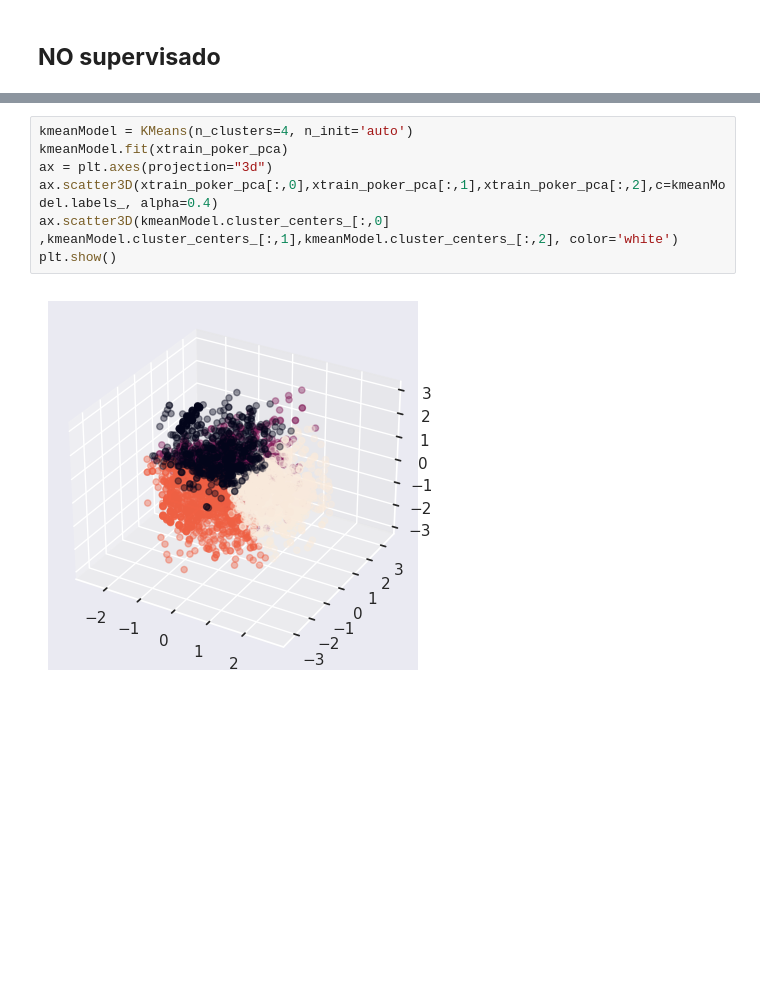
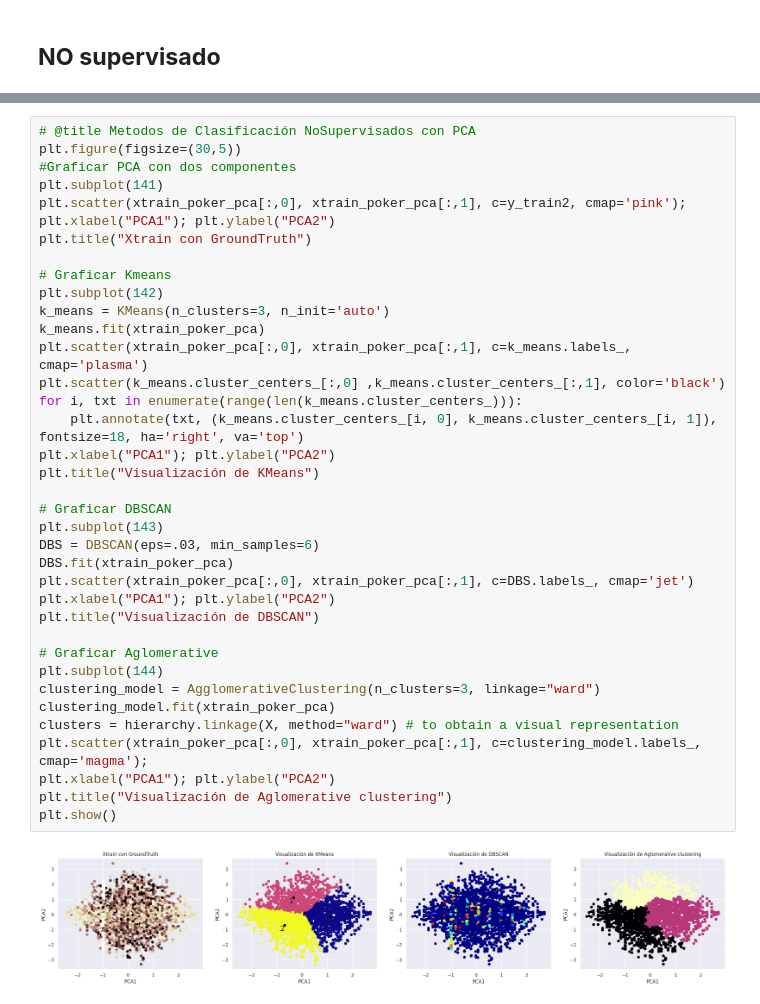
Before and after one commit to IC-03/Royal-Flush, a Jupyter notebook: Royal_Flush_Classification_Models_For_A_Poker_Hands_Dataset.ipynb, the cells around one changed output, grey strips where cells are left out. Drawn from its saved outputs; the diff is of its cells as text; blank space fills up the shorter version.

```diff
--- a/Royal_Flush_Classification_Models_For_A_Poker_Hands_Dataset.ipynb
+++ b/Royal_Flush_Classification_Models_For_A_Poker_Hands_Dataset.ipynb
@@ -1136,9 +1086,39 @@ plt.show()
-# %%
-kmeanModel = KMeans(n_clusters=4, n_init='auto')
-kmeanModel.fit(xtrain_poker_pca)
-ax = plt.axes(projection="3d")
-ax.scatter3D(xtrain_poker_pca[:,0],xtrain_poker_pca[:,1],xtrain_poker_pca[:,2],c=kmeanModel.labels_, alpha=0.4)
-ax.scatter3D(kmeanModel.cluster_centers_[:,0] ,kmeanModel.cluster_centers_[:,1],kmeanModel.cluster_centers_[:,2], color='white')
-plt.show()
-# %% [output]
-[figure, removed]
+# %%
+# @title Metodos de Clasificación NoSupervisados con PCA
+plt.figure(figsize=(30,5))
+#Graficar PCA con dos componentes
+plt.subplot(141)
+plt.scatter(xtrain_poker_pca[:,0], xtrain_poker_pca[:,1], c=y_train2, cmap='pink');
+plt.xlabel("PCA1"); plt.ylabel("PCA2")
+plt.title("Xtrain con GroundTruth")
+
+# Graficar Kmeans
+plt.subplot(142)
+k_means = KMeans(n_clusters=3, n_init='auto')
+k_means.fit(xtrain_poker_pca)
+plt.scatter(xtrain_poker_pca[:,0], xtrain_poker_pca[:,1], c=k_means.labels_, cmap='plasma')
+plt.scatter(k_means.cluster_centers_[:,0] ,k_means.cluster_centers_[:,1], color='black')
+for i, txt in enumerate(range(len(k_means.cluster_centers_))):
+    plt.annotate(txt, (k_means.cluster_centers_[i, 0], k_means.cluster_centers_[i, 1]), fontsize=18, ha='right', va='top')
+plt.xlabel("PCA1"); plt.ylabel("PCA2")
+plt.title("Visualización de KMeans")
+
+# Graficar DBSCAN
+plt.subplot(143)
+DBS = DBSCAN(eps=.03, min_samples=6)
+DBS.fit(xtrain_poker_pca)
+plt.scatter(xtrain_poker_pca[:,0], xtrain_poker_pca[:,1], c=DBS.labels_, cmap='jet')
+plt.xlabel("PCA1"); plt.ylabel("PCA2")
+plt.title("Visualización de DBSCAN")
+
+# Graficar Aglomerative
+plt.subplot(144)
+clustering_model = AgglomerativeClustering(n_clusters=3, linkage="ward")
+clustering_model.fit(xtrain_poker_pca)
+clusters = hierarchy.linkage(X, method="ward") # to obtain a visual representation
+plt.scatter(xtrain_poker_pca[:,0], xtrain_poker_pca[:,1], c=clustering_model.labels_, cmap='magma');
+plt.xlabel("PCA1"); plt.ylabel("PCA2")
+plt.title("Visualización de Aglomerative clustering")
+plt.show()
+# %% [output]
+[figure, added]
```
Also changed, not shown: parts of 34 cells of this notebook.
